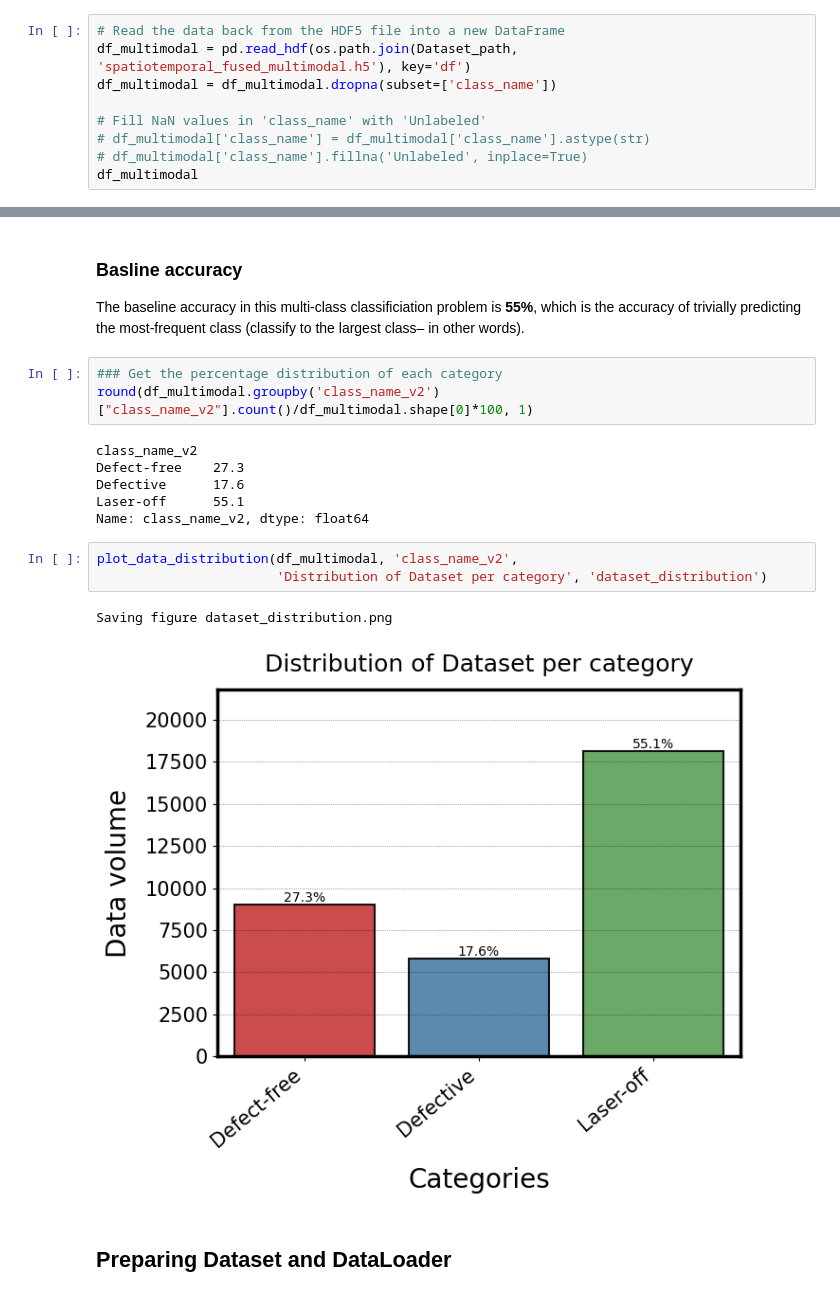
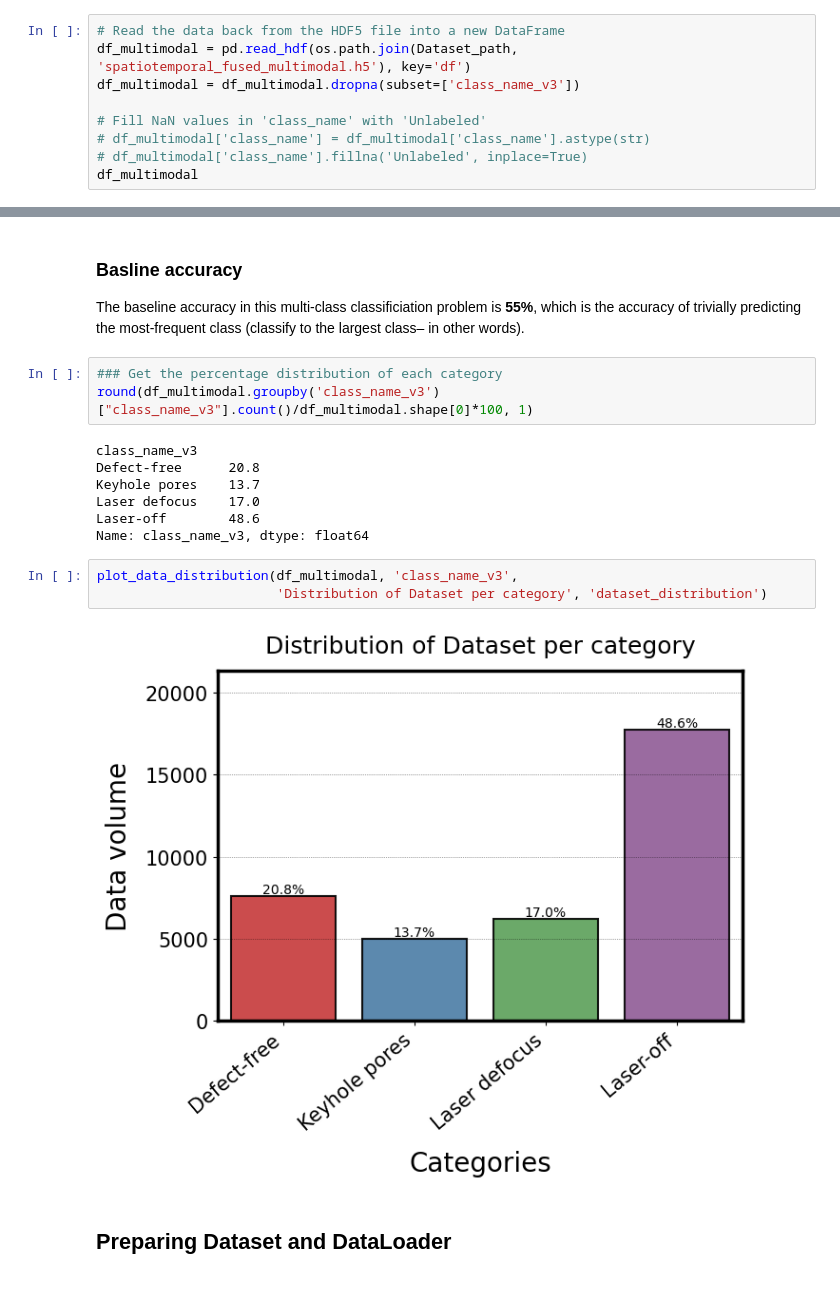
Before and after one commit to Davidlequnchen/LDED-FusionNet, a Jupyter notebook: code/4a_train_visual_CNN.ipynb, the cells around one changed output, grey strips where cells are left out. Drawn from its saved outputs; the diff is of its cells as text.

```diff
--- a/code/4a_train_visual_CNN.ipynb
+++ b/code/4a_train_visual_CNN.ipynb
@@ -108,7 +108,7 @@ Using cuda
 # %%
 # Read the data back from the HDF5 file into a new DataFrame
 df_multimodal = pd.read_hdf(os.path.join(Dataset_path, 'spatiotemporal_fused_multimodal.h5'), key='df')
-df_multimodal = df_multimodal.dropna(subset=['class_name'])
+df_multimodal = df_multimodal.dropna(subset=['class_name_v3'])
 
 # Fill NaN values in 'class_name' with 'Unlabeled'
 # df_multimodal['class_name'] = df_multimodal['class_name'].astype(str)
@@ -161,19 +161,19 @@ print (label_counts)
 The baseline accuracy in this multi-class classificiation problem is **55%**, which is the accuracy of trivially predicting the most-frequent class (classify to the largest class– in other words).
 # %%
 ### Get the percentage distribution of each category
-round(df_multimodal.groupby('class_name_v2')["class_name_v2"].count()/df_multimodal.shape[0]*100, 1)
+round(df_multimodal.groupby('class_name_v3')["class_name_v3"].count()/df_multimodal.shape[0]*100, 1)
 # %% [output]
-class_name_v2
-Defect-free    27.3
-Defective      17.6
-Laser-off      55.1
-Name: class_name_v2, dtype: float64
+class_name_v3
+Defect-free      20.8
+Keyhole pores    13.7
+Laser defocus    17.0
+Laser-off        48.6
+Name: class_name_v3, dtype: float64
 # %%
-plot_data_distribution(df_multimodal, 'class_name_v2',
+plot_data_distribution(df_multimodal, 'class_name_v3',
                        'Distribution of Dataset per category', 'dataset_distribution')
 # %% [output]
-Saving figure dataset_distribution.png
-[figure, old version]
+[figure, new version]
 # %% [markdown]
 ## Preparing Dataset and DataLoader
 # %% [markdown]
```
Also changed, not shown: parts of 17 cells of this notebook, 39 other files.
